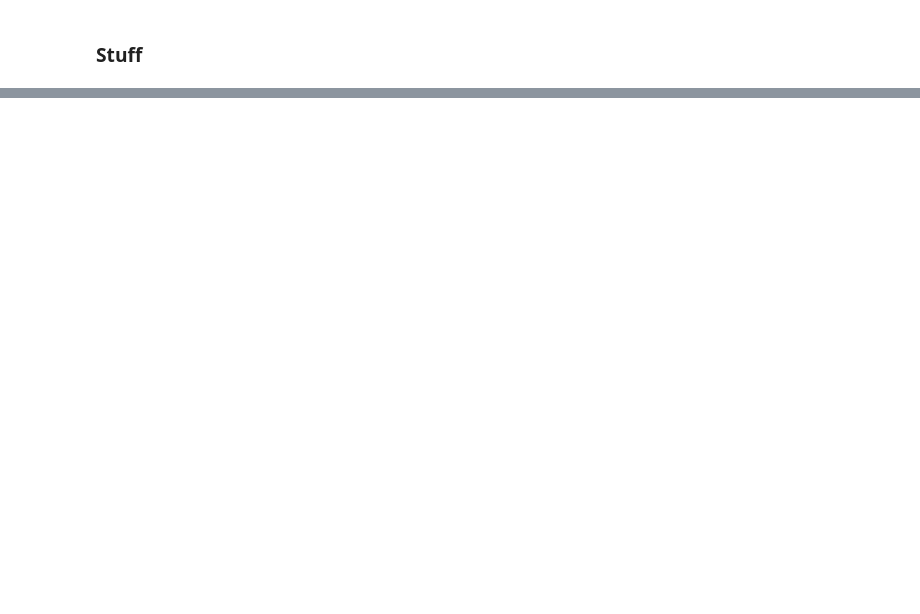
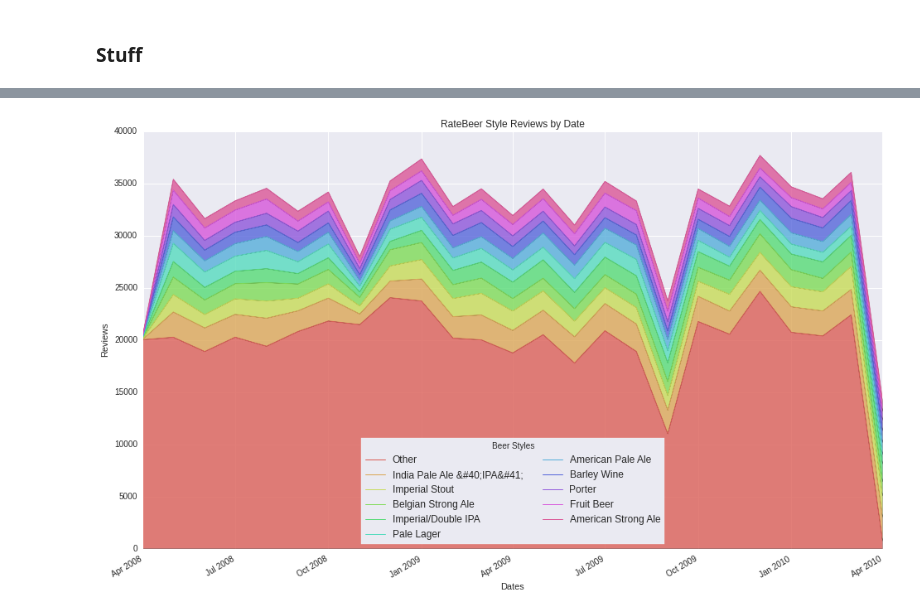
Before and after one commit to seanjh/data-analysis-CM, a Jupyter notebook: BeerDataAnalysis.ipynb, the cells around one changed output, grey strips where cells are left out. Drawn from its saved outputs; the diff is of its cells as text; code cells hidden in the pictures; blank space fills up the shorter version.

```diff
--- a/BeerDataAnalysis.ipynb
+++ b/BeerDataAnalysis.ipynb
@@ -188,0 +232,12 @@ axes.fmt_xdata = mdates.DateFormatter('%Y-%m')
+# %%
+beer_style_keyfunc = lambda r: r.get(u'beer/style')
+# %%
+monthly_beer_count = {}
+all_styles = {}
+for key_month, group in groupby(sorted_reviews, month_keyfunc):
+    style_sorted = sorted(group, key=beer_style_keyfunc)
+    monthly_beer_count[key_month] = {}
+    for key_style, subgroup in groupby(style_sorted, beer_style_keyfunc):
+        style_count = len(list(subgroup))
+        monthly_beer_count[key_month][key_style] = style_count
+        all_styles[key_style] = all_styles.setdefault(key_style, 0) + style_count
@@ -188,0 +267,29 @@ axes.fmt_xdata = mdates.DateFormatter('%Y-%m')
+# %%
+current_palette = sns.color_palette("hls", len(top_styles))
+# sns.palplot(current_palette)
+# %%
+fig, axes = plt.subplots(1, figsize=(16, 10))
+
+area_bottoms = [0 for i in range(len(months))]
+cp_index = 0
+for style in top_styles:
+    area_tops = [style_counts[style][j] + area_bottoms[j] for j in range(len(months))]
+
+    axes.plot(months, area_tops, color=current_palette[cp_index], lw=1, label=('%s' % style))
+    axes.fill_between(months, area_bottoms, area_tops, facecolor=current_palette[cp_index], alpha=0.8)
+
+    area_bottoms = list(area_tops)
+    cp_index += 1
+
+
+axes.set_title('RateBeer Style Reviews by Date')
+axes.set_xlabel('Dates')
+axes.set_ylabel('Reviews')
+fig.autofmt_xdate()
+axes.fmt_xdata = mdates.DateFormatter('%Y-%m-%d')
+handles, labels = axes.get_legend_handles_labels()
+axes.legend(handles, labels, loc=8, ncol=2, frameon=True, fontsize='large', title='Beer Styles')
+
+plt.show()
+# %% [output]
+[figure, added]
```
Also changed, not shown: parts of 27 cells of this notebook, 2 other files.
